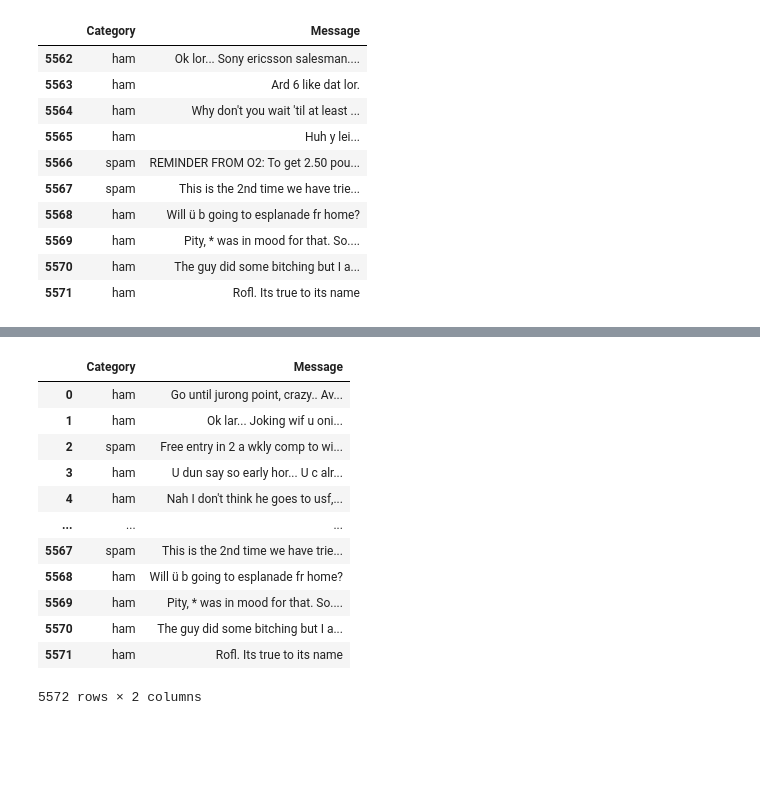
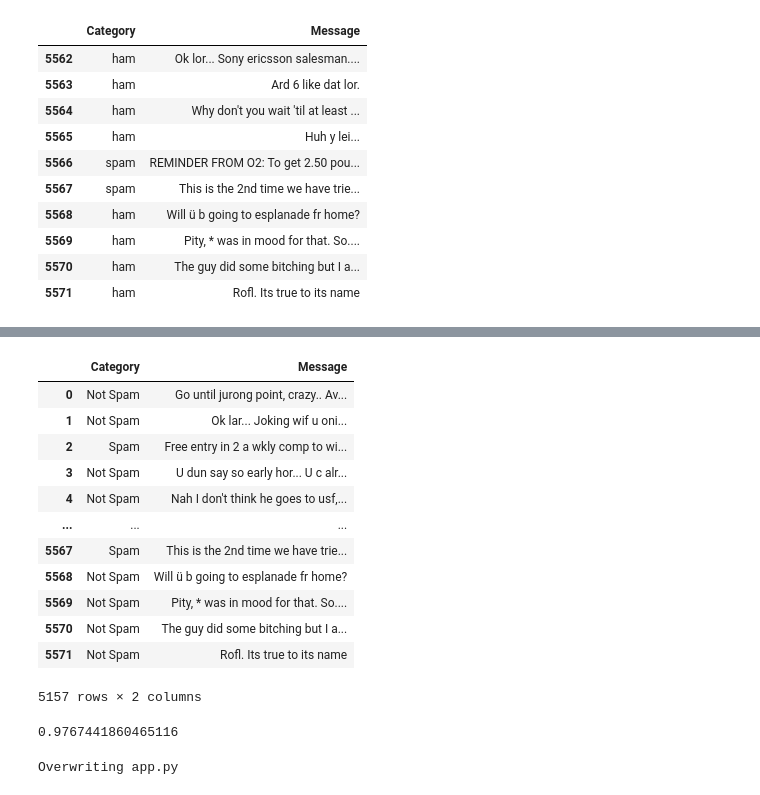
Before and after one commit to art-lmk/Email-Spam-Filter-app-Using-Bag-Of-Words-CountVectorizer-, a Jupyter notebook: Untitled1.ipynb, the cells around one changed output, grey strips where cells are left out. Saved outputs shown, nothing was run; the diff lists cells and outputs as text; code cells hidden in the pictures; blank space fills up the shorter version.

```diff
--- a/Untitled1.ipynb
+++ b/Untitled1.ipynb
@@ -39,16 +51,23 @@ memory usage: 87.2+ KB
-# %%
-display(df)
-# %% [output]
-|  | Category | Message |
-| 0 | ham | Go until jurong point, crazy.. Av... |
-| 1 | ham | Ok lar... Joking wif u oni... |
-| 2 | spam | Free entry in 2 a wkly comp to wi... |
-| 3 | ham | U dun say so early hor... U c alr... |
-| 4 | ham | Nah I don't think he goes to usf,... |
-| ... | ... | ... |
-| 5567 | spam | This is the 2nd time we have trie... |
-| 5568 | ham | Will ü b going to esplanade fr home? |
-| 5569 | ham | Pity, * was in mood for that. So.... |
-| 5570 | ham | The guy did some bitching but I a... |
-| 5571 | ham | Rofl. Its true to its name |
-5572 rows × 2 columns
+# %%
+#EDA
+df.shape
+df.isnull().sum()
+df.drop_duplicates(inplace=True)
+df.shape
+
+df['Category']=df['Category'].replace(['spam','ham'], ['Spam', 'Not Spam'])
+display(df)
+# %% [output]
+|  | Category | Message |
+| 0 | Not Spam | Go until jurong point, crazy.. Av... |
+| 1 | Not Spam | Ok lar... Joking wif u oni... |
+| 2 | Spam | Free entry in 2 a wkly comp to wi... |
+| 3 | Not Spam | U dun say so early hor... U c alr... |
+| 4 | Not Spam | Nah I don't think he goes to usf,... |
+| ... | ... | ... |
+| 5567 | Spam | This is the 2nd time we have trie... |
+| 5568 | Not Spam | Will ü b going to esplanade fr home? |
+| 5569 | Not Spam | Pity, * was in mood for that. So.... |
+| 5570 | Not Spam | The guy did some bitching but I a... |
+| 5571 | Not Spam | Rofl. Its true to its name |
+5157 rows × 2 columns
@@ -54,0 +87,37 @@ display(df)
+# %%
+#create the model
+model= LogisticRegression()
+model.fit(features, y_train)
+#test the model
+
+features_test= cv.transform(x_test)
+print(model.score(features_test, y_test))
+
+def predict(Message):
+  input_message= cv.transform([Message]). toarray()
+  result= model.predict(input_message)
+  return result
+# %% [output]
+0.9767441860465116
+# %%
+%%writefile app.py
+import streamlit as st
+from sklearn.feature_extraction.text import CountVectorizer
+from sklearn.linear_model import LogisticRegression
+import pandas as pd
+import numpy as np
+
+
+def predict(message):
+    input_message = cv.transform([message]).toarray()
+    result = model.predict(input_message)
+    return result
+
+st.header('Spam Detection')
+message = st.text_input('Enter the message')
+
+if st.button('Predict'):
+    prediction = predict(message)
+    st.write(f'The message is: {prediction[0]}')
+# %% [output]
+Overwriting app.py
```
Also changed, not shown: parts of 5 cells of this notebook.
